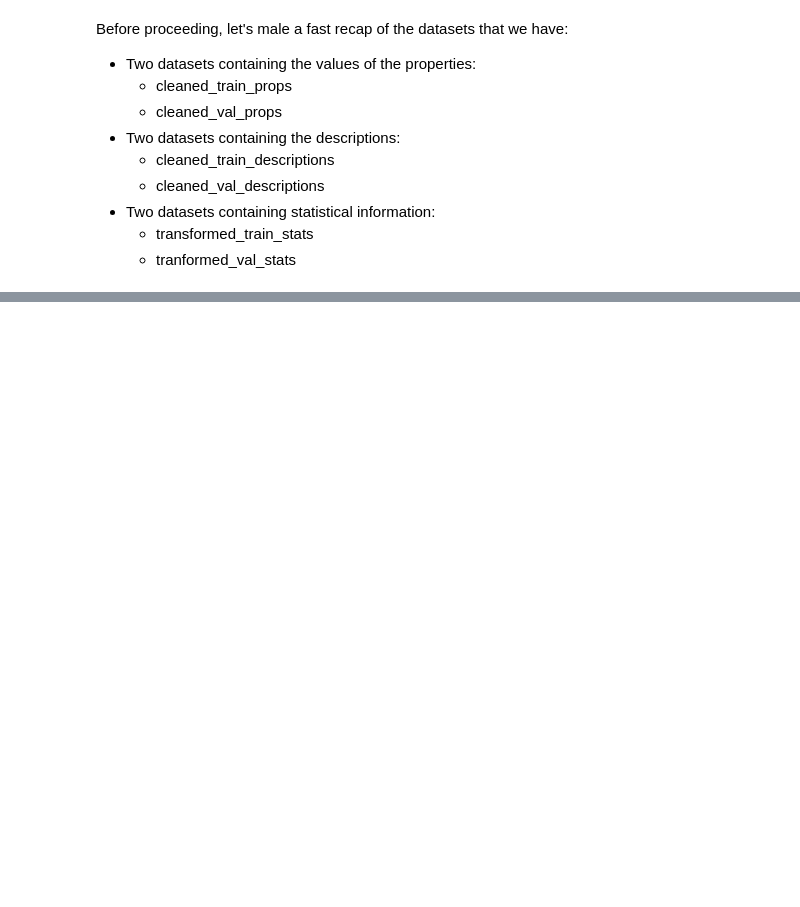
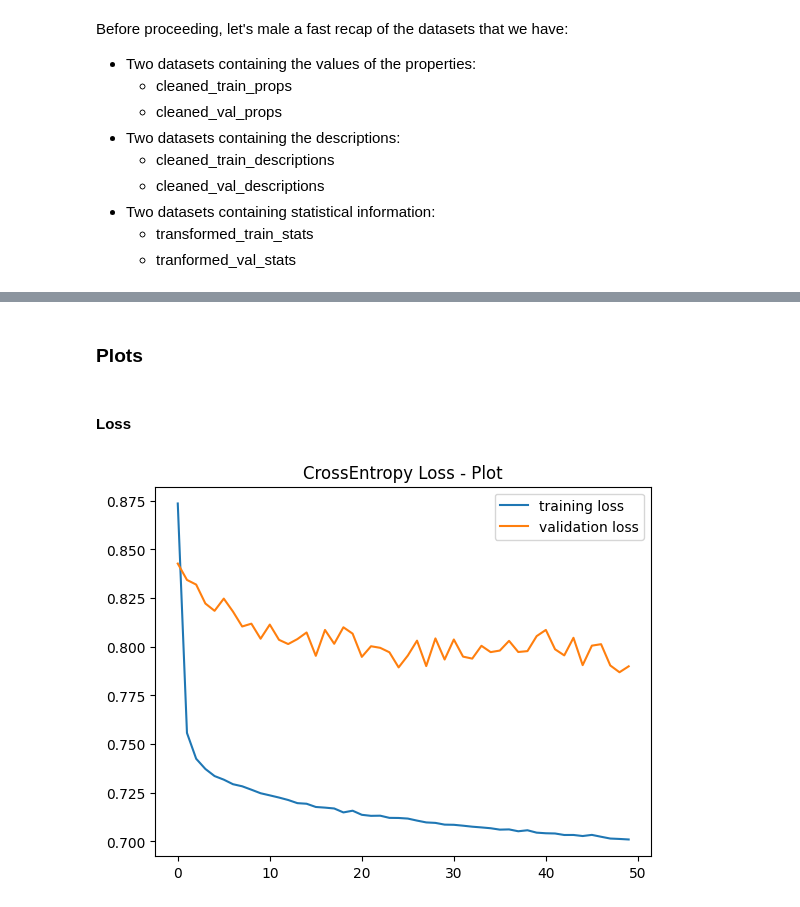
Before and after one commit to Gjergj-01/Cultural-Classification, a Jupyter notebook: src/final_model.ipynb, the cells around one changed output, grey strips where cells are left out. Saved outputs shown, nothing was run; the diff lists cells and outputs as text; code cells hidden in the pictures; blank space fills up the shorter version.

```diff
--- a/src/final_model.ipynb
+++ b/src/final_model.ipynb
@@ -414,0 +539,11 @@ validation_samples = IntegratedDataset(desc_dataset=cleaned_val_descriptions,
+# %%
+# Use the DataLoader class to load the datasets and create two interable objects
+training_dataset = DataLoader(training_samples, batch_size=16, shuffle=True, drop_last=True)
+validation_dataset = DataLoader(validation_samples, batch_size=8, drop_last=True)
+# %%
+trainer = Trainer(final_model,
+                  loss_function = nn.CrossEntropyLoss(),
+                  optimizer=optim.SGD(final_model.parameters(), lr=0.01),
+                  num_epochs=50)
+# %%
+history = trainer.train(training_dataset, validation_dataset)
@@ -414,0 +568,13 @@ validation_samples = IntegratedDataset(desc_dataset=cleaned_val_descriptions,
+# %% [markdown]
+### Plots
+# %% [markdown]
+#### Loss
+# %%
+plt.title('CrossEntropy Loss - Plot')
+plt.plot(history["train_loss"], label="training loss")
+plt.plot(history["valid_loss"], label="validation loss")
+plt.legend()
+
+plt.show()
+# %% [output]
+[figure, added]
```
Also changed, not shown: parts of 11 cells of this notebook, 1 other file.
